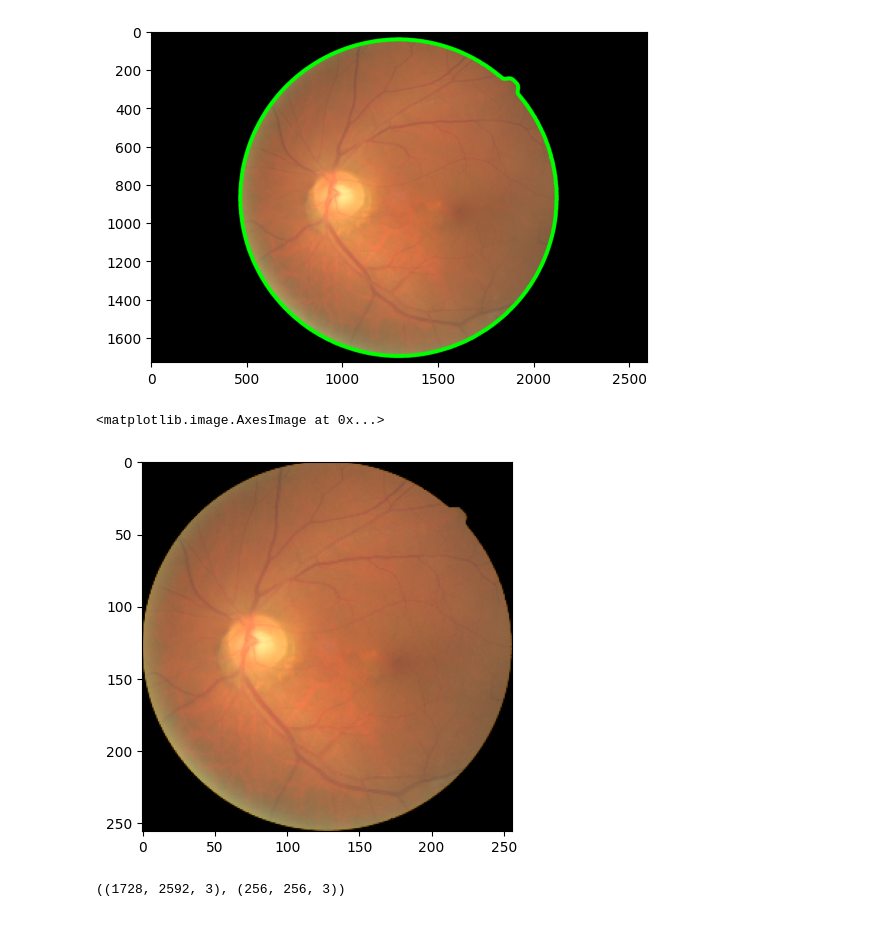
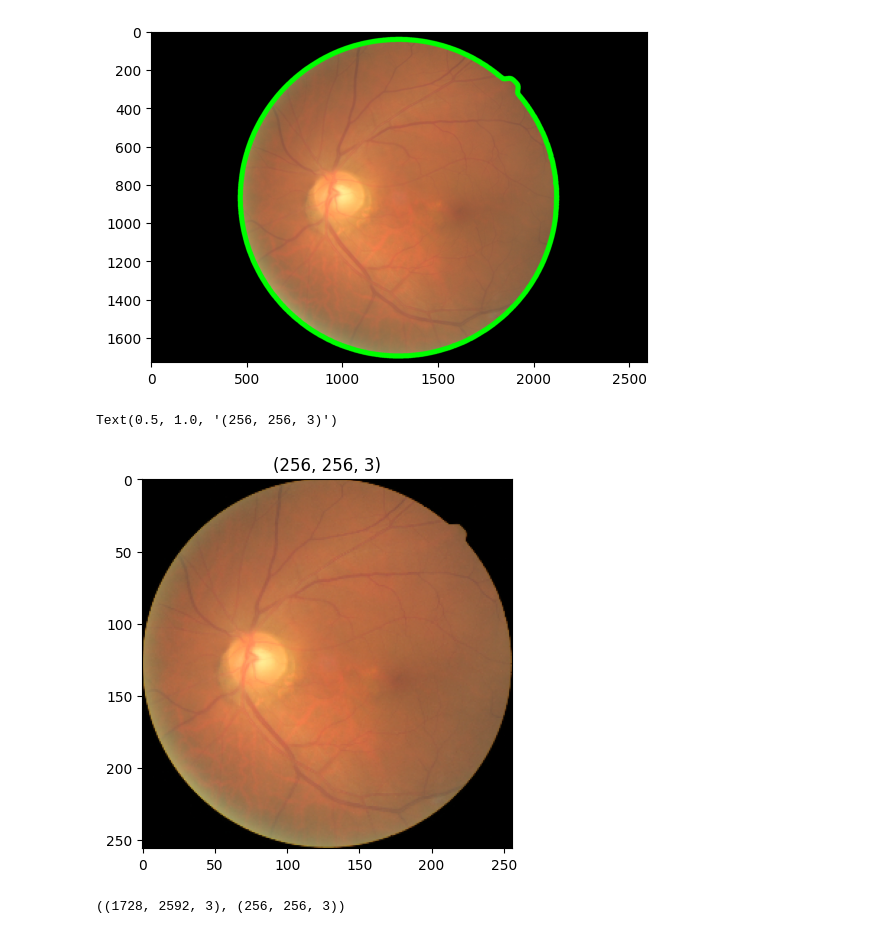
Before and after one commit to JoshuaR26/ODIR-OcularDiseaseIntelligentRecognition, a Jupyter notebook: Preprocess.ipynb, the cells around one changed output. Saved outputs shown, nothing was run; the diff lists cells and outputs as text; code cells hidden in the pictures.

```diff
--- a/Preprocess.ipynb
+++ b/Preprocess.ipynb
@@ -35,13 +36,14 @@ ax.imshow(Copy)
 # %%
 c = max(cont, key=cv2.contourArea)
 x,y,w,h = cv2.boundingRect(c)
 img_new = OGimg[y:y+h, x:x+w]
 img_new = cv2.resize(img_new, (256, 256))
 fig, ax = plt.subplots()
 ax.imshow(img_new)
+ax.set_title(img_new.shape)
 # %% [output]
-<matplotlib.image.AxesImage at 0x...>
+Text(0.5, 1.0, '(256, 256, 3)')
-[figure, old version]
+[figure, new version]
 # %%
 OGimg.shape, img_new.shape
 # %% [output]
```
Also changed, not shown: parts of 2 cells of this notebook, 2 other files.
